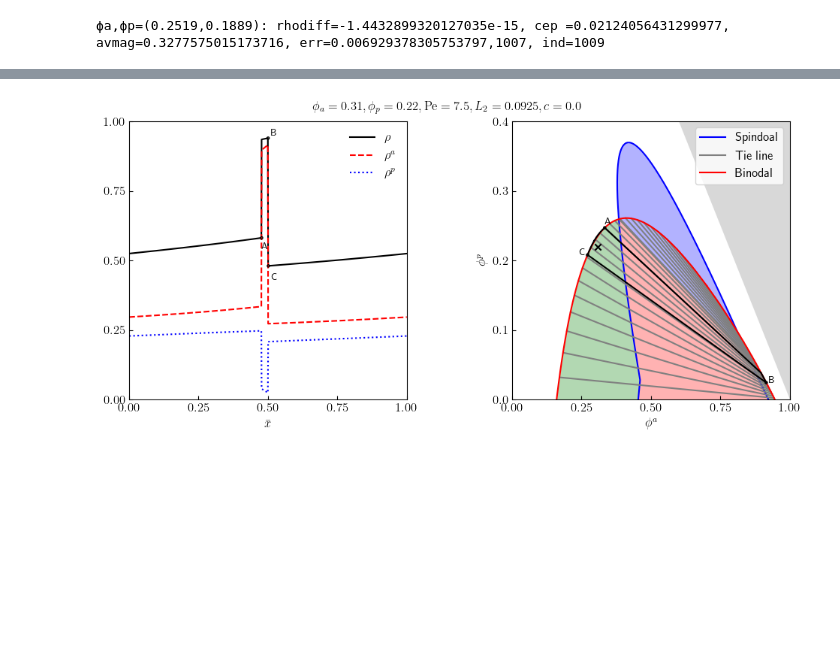
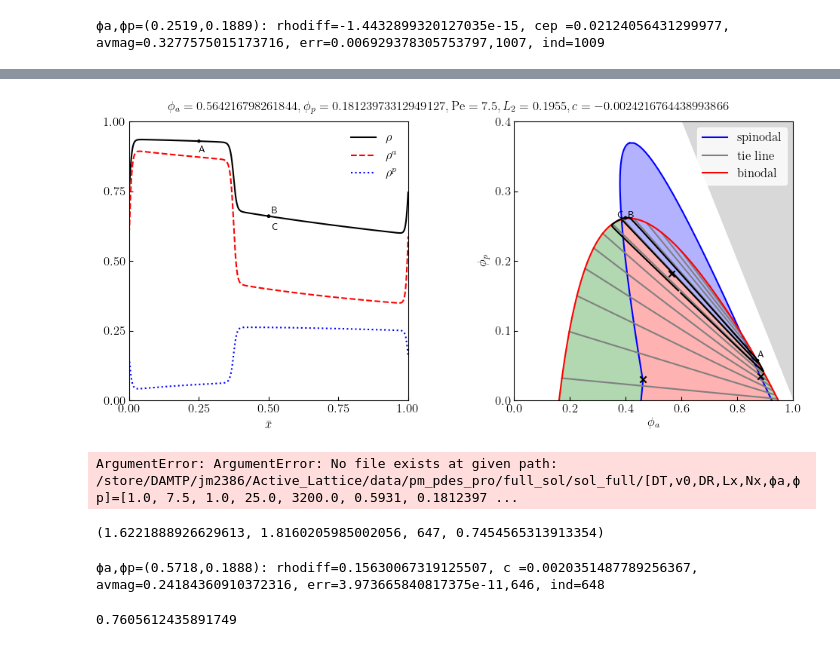
Before and after one commit to jimmmmason/Active_Lattice, a Jupyter notebook: pm_scripts/pm_figs/outer_ode_6.ipynb, the cells around one changed output, grey strips where cells are left out. Drawn from its saved outputs; the diff is of its cells as text; code cells hidden in the pictures; blank space fills up the shorter version.

```diff
--- a/pm_scripts/pm_figs/outer_ode_6.ipynb
+++ b/pm_scripts/pm_figs/outer_ode_6.ipynb
@@ -185,0 +270,15 @@ println("ϕa,ϕp=($(d4(ϕa)),$(d4(ϕp))): rhodiff=$(rhodiff), c =$(c), avmag=$(a
+# %%
+Lx,Nx,ϕa,ϕp,v0 = 25.0, 800, 0.4923593417152868, 0.216, 7.5;
+f,u,c = load_full(Lx,Nx,ϕa,ϕp,v0);
+param, ps = get_param_full(Lx,Nx,ϕa,ϕp,v0);
+err, erri, avmag, cep = check_u_full(u,ps);
+println("ϕa,ϕp=($(ϕa),$(ϕp)): cep =$(cep), err=$(err),$(erri)")
+
+for Lx in 47.5:-12.5:25.0
+    global Nx,ϕa,ϕp,v0
+    Lx,Nx,ϕa,ϕp,v0 = Lx, Nx, 0.4923593417152868, 0.216, 7.5
+    param, ps = get_param_full(Lx,Nx,ϕa,ϕp,v0)
+    f,u,c = solve_full(Lx,Nx,ϕa,ϕp,v0,u; tol = 1e-8, maxiters = 5)
+    err, erri, avmag, cep = check_u_full(u,ps);
+    println("ϕa,ϕp=($(ϕa),$(ϕp)): cep =$(cep), err=$(err),$(erri)")
+end
@@ -205,7 +326,53 @@ println("ϕa,ϕp=($(d4(ϕa)),$(d4(ϕp))): rhodiff=$(rhodiff), c =$(c), avmag=$(a
 # %%
 using PyPlot, LaTeXStrings
 fig, axs = subplots(1,2,figsize=(10,5))
 rc("text", usetex=true)
-show_f(axs,fig,12,param,f; c=c, point = ind-Nx÷2)
+ind = 3*Nx÷4
+show_f(axs,fig,12,param,f; c=c, point = ind-Nx÷2, Δϕ = 0.001)
 # %% [output]
-[figure, old version]
+[figure, new version]
+# %%
+# Lx,Nx,ϕa,ϕp,v0 = 25.0, 800, 0.4923593417152868, 0.2156, 7.5
+# Lx,Nx,ϕa,ϕp,v0 = 25.0, 3200, 0.5,0.0, 7.5
+# Lx,Nx,ϕa,ϕp,v0 = 50.0, 1600, 0.4923593417152868,0.2120026039537824, 7.5
+# Lx,Nx,ϕa,ϕp,v0 = 50.0, 3200, 0.5628841851148594,0.19210167920225363, 7.5
+
+Lx,Nx,ϕa,ϕp,v0 = 25.0, 3200, 0.5931, 0.18123973312949127, 7.5;
+# Lx,Nx,ϕa,ϕp,v0 = 100.0, 6400, 0.564216798261844,0.18123973312949127, 7.5;
+
+f,u,c = load_full(Lx,Nx,ϕa,ϕp,v0);
+# f,u,c = solve_full(Lx,Nx,ϕa,ϕp,v0,u; tol = 1e-8, maxiters = 5)
+param, ps = get_param_full(Lx,Nx,ϕa,ϕp,v0);
+err, erri, avmag, cep = check_u_full(u,ps);
+println("ϕa,ϕp=($(ϕa),$(ϕp)): cep =$(cep), err=$(err),$(erri)");
+# %% [output]
+ArgumentError: ArgumentError: No file exists at given path: /store/DAMTP/jm2386/Active_Lattice/data/pm_pdes_pro/full_sol/sol_full/[DT,v0,DR,Lx,Nx,ϕa,ϕp]=[1.0, 7.5, 1.0, 25.0, 3200.0, 0.5931, 0.1812397 ...
+# %%
+m = f[:,2] - f[:,1]
+ind1 = argmax(m)
+ind2 = argmin(m)
+rho = sum(f;dims=2)
+rhoa = f[:,2] + f[:,1]
+γs = (rhoa .-1)./(rho .-1)
+γs[ind1], γs[ind2], 1024-1024*(ind2-ind1)÷Nx, sum(f)/Nx
+# %% [output]
+(1.6221888926629613, 1.8160205985002056, 647, 0.7454565313913354)
+# %%
+# Lx,Nx,ϕa,ϕp,v0,ind,γ = 100.0, 1024, 0.3, 0.3, 7.5, 648, 1.62
+param, ps = get_outer_param_6(Lx,Nx,ϕa,ϕp,v0,ind,γ)
+f,u,c = load_out_6(Lx,Nx,ϕa,ϕp,v0,ind,γ)
+# u, ps = increase_inds(u,ps,4)
+# DT, v0, DR, Δx, Nx, Lx, ϕa, ϕp, ind, γ, ϕaL, ϕaR, ϕL, ϕR = ps
+# f,u,c = solve_out_6(Lx,Nx,ϕa,ϕp,v0,ind,γ,u; tol = 1e-8, maxiters =10)
+# check densities
+    ϕp = sum(f)/Nx-sum(f[:,1:2])/Nx
+    ϕa = sum(f[:,1:2])/Nx
+    ϕ = ϕa + ϕp
+#
+rhodiff = u[ind+1] - u[ind]
+err, erri, avmag, cep = check_u_6(u,ps);
+println("ϕa,ϕp=($(d4(ϕa)),$(d4(ϕp))): rhodiff=$(rhodiff), c =$(c), avmag=$(avmag), err=$(err),$(erri), ind=$(ind)")
+ϕ
+# %% [output]
+ϕa,ϕp=(0.5718,0.1888): rhodiff=0.15630067319125507, c =0.0020351487789256367, avmag=0.24184360910372316, err=3.973665840817375e-11,646, ind=648
+0.7605612435891749
```
Also changed, not shown: parts of 36 cells of this notebook, 11 other files.
